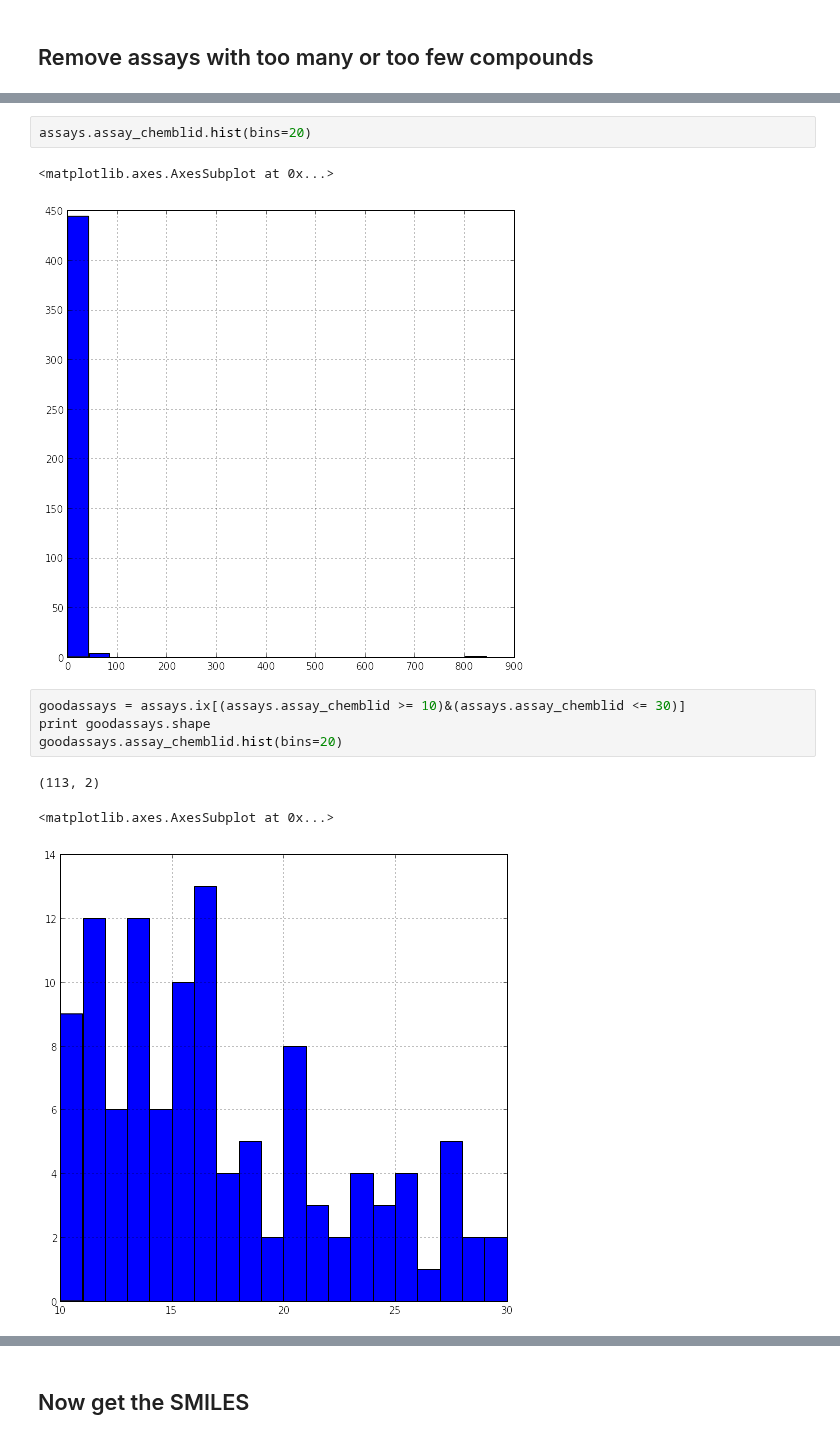
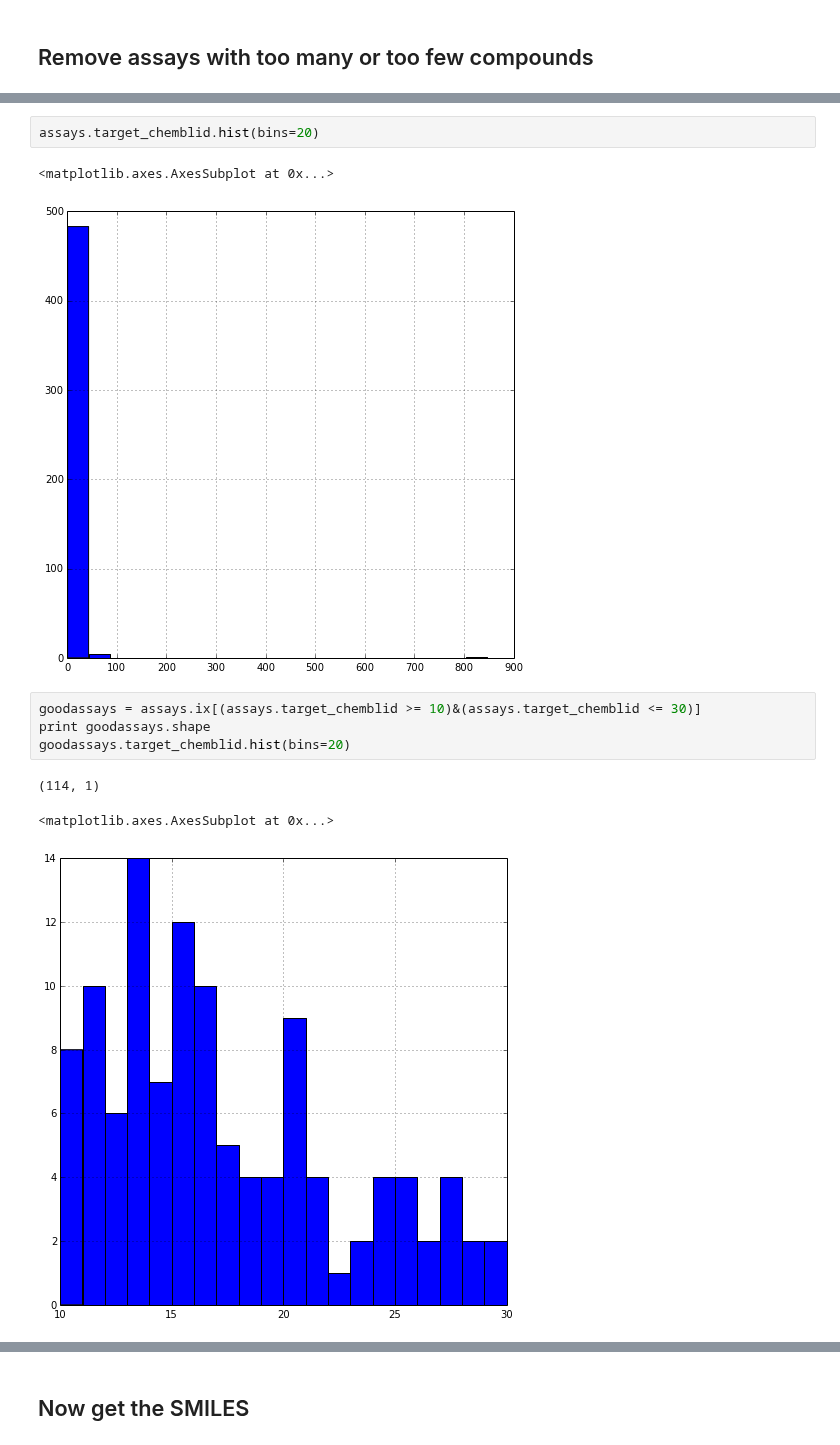
Before and after one commit to chembl/mychembl, a Jupyter notebook: ipython_notebooks/05_myChEMBL_mds_tutorial.ipynb, the cells around one changed output, grey strips where cells are left out. Drawn from its saved outputs; the diff is of its cells as text.

```diff
--- a/ipython_notebooks/05_myChEMBL_mds_tutorial.ipynb
+++ b/ipython_notebooks/05_myChEMBL_mds_tutorial.ipynb
@@ -76,16 +76,16 @@ assays.head(5)
 # %%
-assays.assay_chemblid.hist(bins=20)
+assays.target_chemblid.hist(bins=20)
 # %% [output]
 <matplotlib.axes.AxesSubplot at 0x...>
-[figure, old version]
+[figure, new version]
 # %%
-goodassays = assays.ix[(assays.assay_chemblid >= 10)&(assays.assay_chemblid <= 30)]
+goodassays = assays.ix[(assays.target_chemblid >= 10)&(assays.target_chemblid <= 30)]
 print goodassays.shape
-goodassays.assay_chemblid.hist(bins=20)
+goodassays.target_chemblid.hist(bins=20)
 # %% [output]
-(113, 2)
+(114, 1)
 <matplotlib.axes.AxesSubplot at 0x...>
-[figure, old version]
+[figure, new version]
 # %%
 data2 = data.ix[data.assay_chemblid.isin(list(goodassays.index))]
 data2.shape
```
Also changed, not shown: parts of 32 cells of this notebook, 16 other files.
